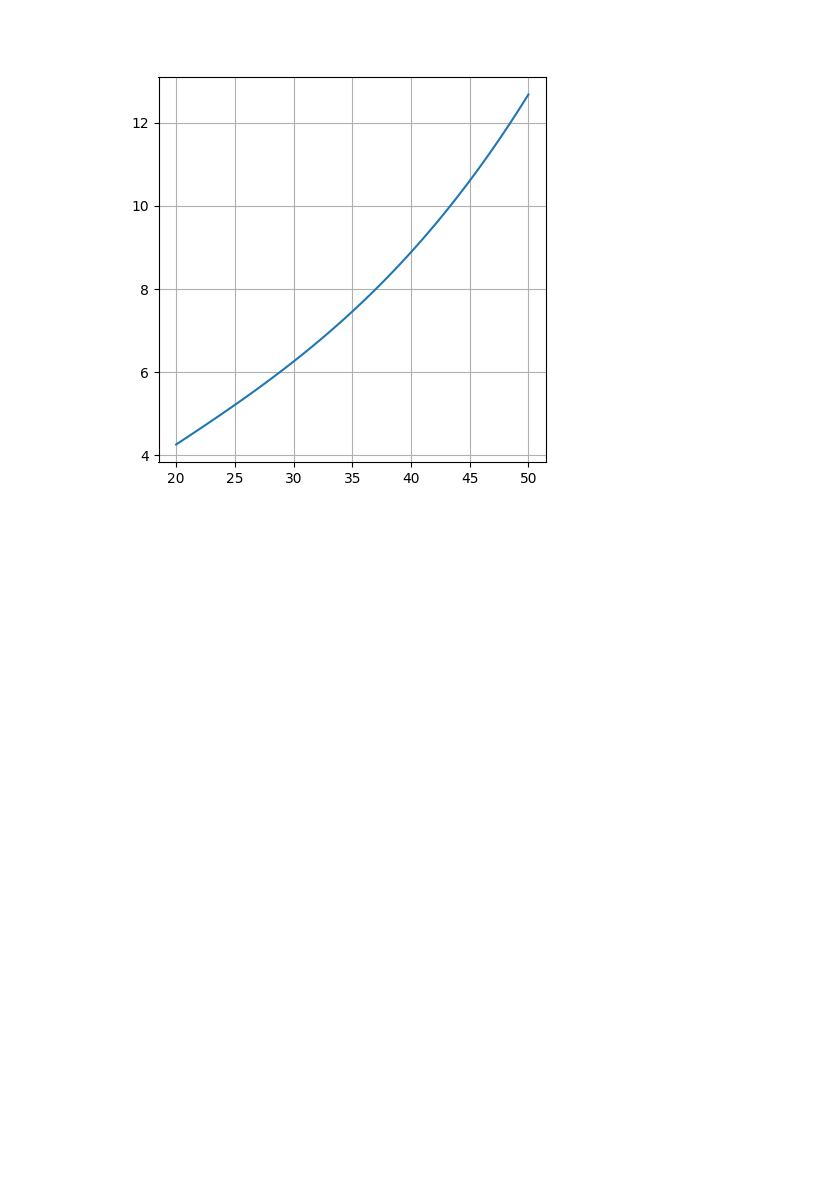
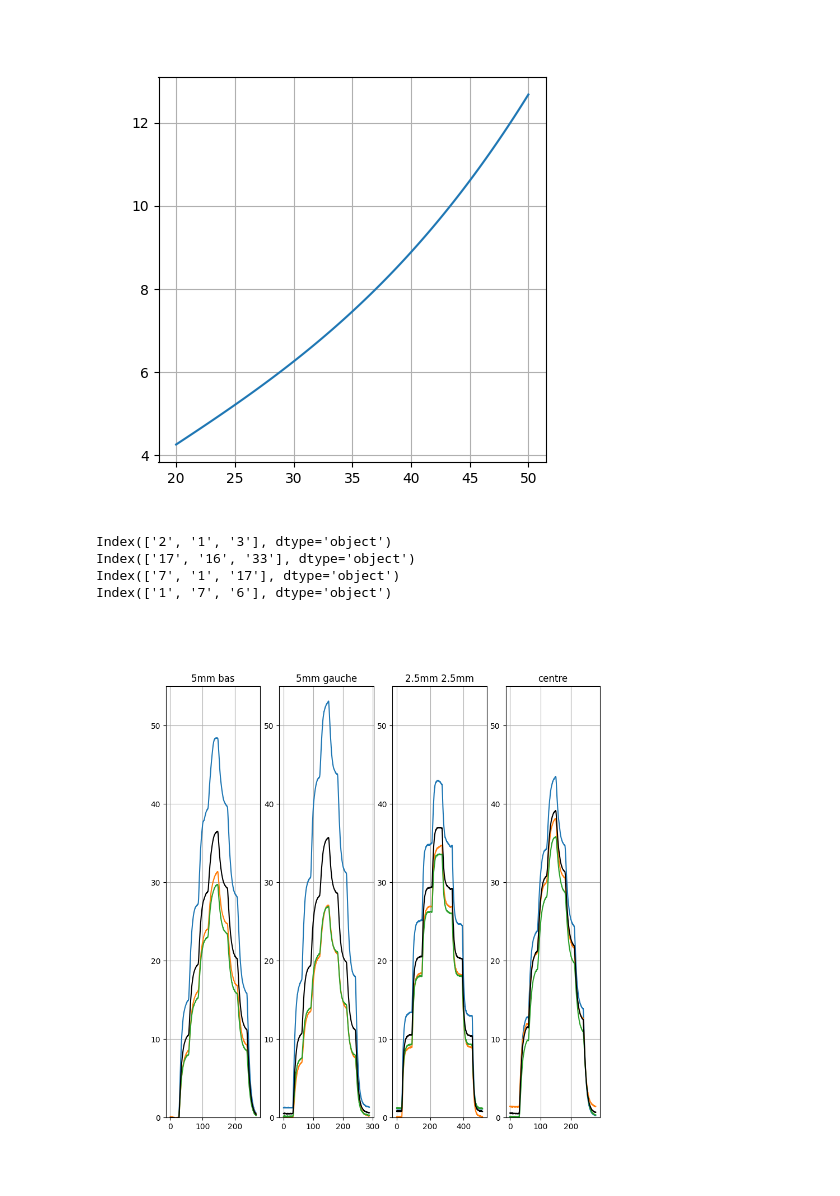
Before and after one commit to sapar82/Design-3-Team-2, a Jupyter notebook: Programmation/Debuggage/Script Python/notebook.ipynb, the cells around one changed output. Drawn from its saved outputs; the diff is of its cells as text; code cells hidden in the pictures; blank space fills up the shorter version.

```diff
--- a/Programmation/Debuggage/Script Python/notebook.ipynb
+++ b/Programmation/Debuggage/Script Python/notebook.ipynb
@@ -265,3 +250,34 @@ ax.plot(x, y)
 ax.grid()
 # %% [output]
 [figure]
+# %%
+path5mmbas = "/Users/sammynoelparise/Library/CloudStorage/OneDrive-UniversitéLaval/Sixième session/Design/Design 3 Team 2/Programmation/Debuggage/DATA/echelon-5mm-bas-04-21.txt"
+path5mmgauche = "/Users/sammynoelparise/Library/CloudStorage/OneDrive-UniversitéLaval/Sixième session/Design/Design 3 Team 2/Programmation/Debuggage/DATA/echelon-5mm-gauche-04-21.txt"
+path25mm25mm = "/Users/sammynoelparise/Library/CloudStorage/OneDrive-UniversitéLaval/Sixième session/Design/Design 3 Team 2/Programmation/Debuggage/DATA/échelondecale2.5_2.5W-04-20.txt"
+pathcentre = "/Users/sammynoelparise/Library/CloudStorage/OneDrive-UniversitéLaval/Sixième session/Design/Design 3 Team 2/Programmation/Debuggage/DATA/echelon_0-10W-04-21.txt"
+paths = [path5mmbas, path5mmgauche, path25mm25mm, pathcentre]
+datas = [load_data(path) for path in paths]
+for data in datas:
+    data.drop(['4', '11', '12', '13', '25', '26', '27', '44', '45', '46', '47', 'ref1', 'ref2' , 'ref3', '28', '48','101','59', '102', '32'], axis=1, inplace=True)
+powers = [data["power"] for data in datas]
+datas_temp = [convert_to_temp(data) for data in datas]
+highest_temps = [rank_temperature(data) for data in datas_temp]
+n=3
+delta_ts = [substract_references(data, rank, n) for data, rank in zip(datas_temp, highest_temps)]
+
+mean_delta_ts = [delta_t[rank[:n]].mean(axis=1) for delta_t, rank in zip(delta_ts, highest_temps)]
+fig, ax = plt.subplots(1, len(paths), figsize=(10, 10))
+titles = ["5mm bas", "5mm gauche", "2.5mm 2.5mm", "centre"]
+for i, (data, mean_delta_t) in enumerate(zip(datas_temp, mean_delta_ts)):
+    print(highest_temps[i][:3])
+    ax[i].plot(data["time"], delta_ts[i][highest_temps[i][:3]], label="y")
+    ax[i].plot(data["time"], mean_delta_t, label="moyenne", color="black")
+    ax[i].grid()
+    ax[i].set_title(titles[i])
+    ax[i].set_ylim(0, 55)
+# %% [output]
+Index(['2', '1', '3'], dtype='object')
+Index(['17', '16', '33'], dtype='object')
+Index(['7', '1', '17'], dtype='object')
+Index(['1', '7', '6'], dtype='object')
+[figure, added]
```
Also changed, not shown: parts of 7 cells of this notebook, 2 other files.
